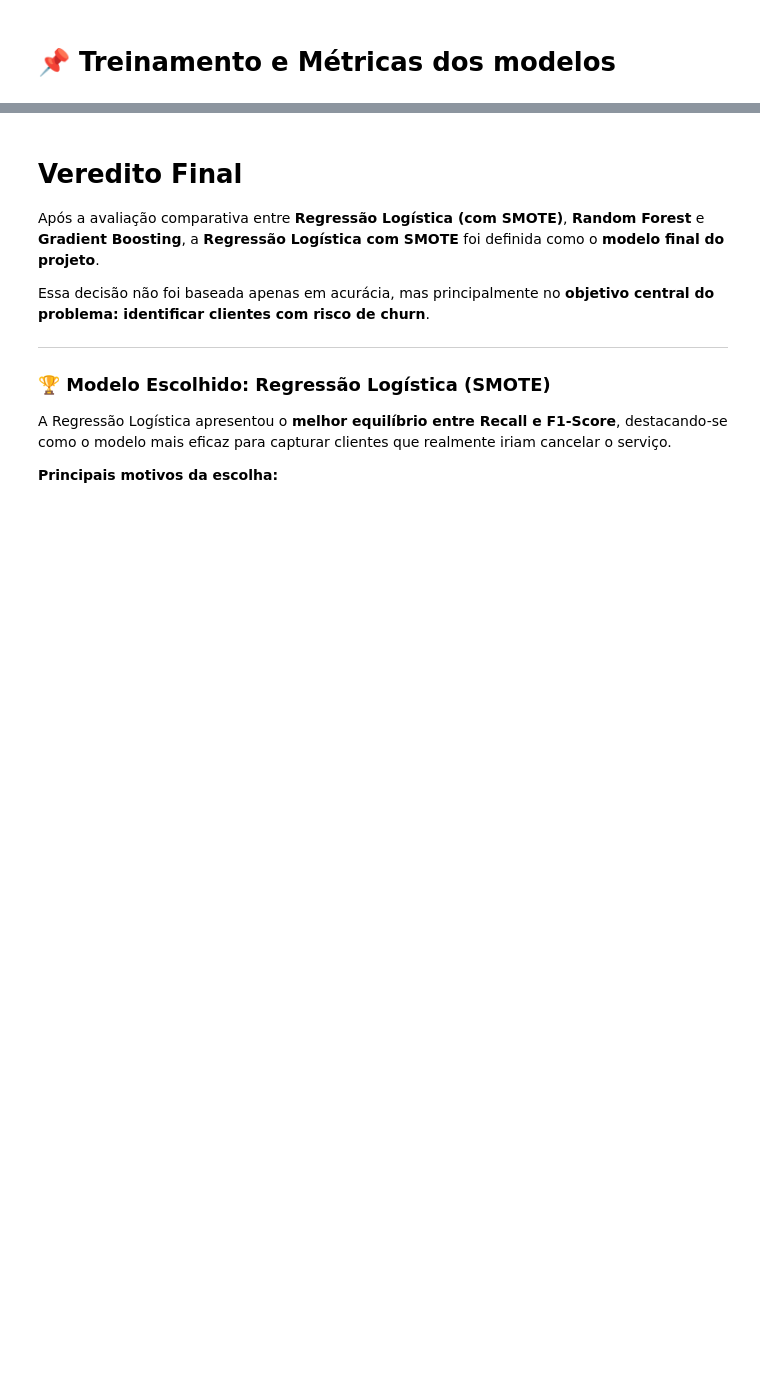
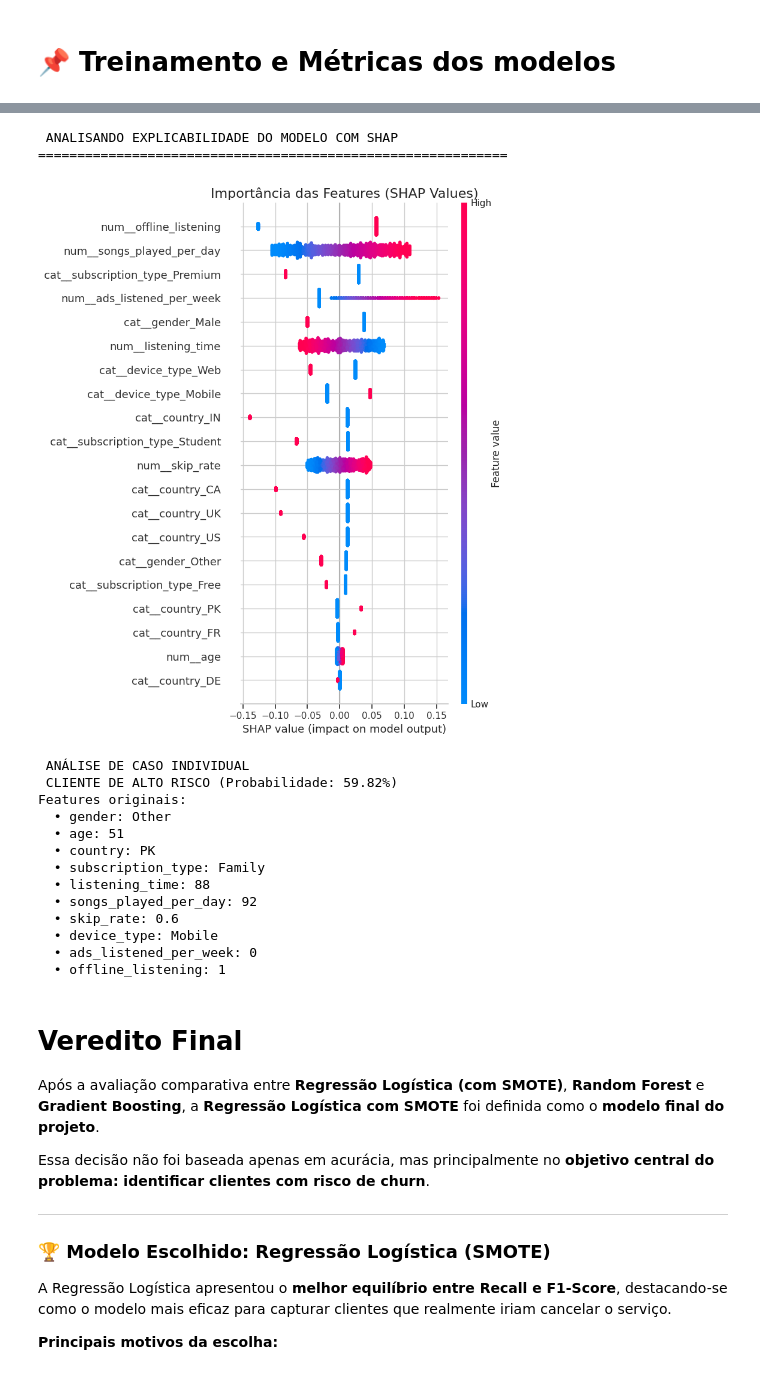
Before and after one commit to aluizr/Hackathon-ONE---Churn-clientes, a Jupyter notebook: Hackathon_One_II.ipynb, the cells around one changed output, grey strips where cells are left out. Drawn from its saved outputs; the diff is of its cells as text; code cells hidden in the pictures; blank space fills up the shorter version.

```diff
--- a/Hackathon_One_II.ipynb
+++ b/Hackathon_One_II.ipynb
@@ -786,3 +971,62 @@ AUC-ROC: 0.50
+# %%
+# Edição por Kelly 19/12/2025 (Análise SHAP)
+
+
+!pip install shap -q
+import shap
+
+print(" ANALISANDO EXPLICABILIDADE DO MODELO COM SHAP")
+print("=" * 60)
+
+# Preparar dados
+X_test_transformed = best_model.named_steps['preprocessor'].transform(X_test)
+feature_names = best_model.named_steps['preprocessor'].get_feature_names_out()
+
+# Explicador SHAP
+explainer = shap.LinearExplainer(
+    best_model.named_steps['classifier'],
+    X_test_transformed,
+    feature_names=feature_names
+)
+
+shap_values = explainer.shap_values(X_test_transformed)
+
+# Gráfico de importância global
+plt.figure(figsize=(12, 8))
+shap.summary_plot(shap_values, X_test_transformed,
+                  feature_names=feature_names,
+                  show=False)
+plt.title("Importância das Features (SHAP Values)", fontsize=16)
+plt.tight_layout()
+plt.show()
+
+# Análise de cliente de alto risco
+print("\n ANÁLISE DE CASO INDIVIDUAL")
+y_proba = best_model.predict_proba(X_test)[:, 1]
+idx_alto_risco = np.argmax(y_proba)
+prob_alto_risco = y_proba[idx_alto_risco]
+
+print(f" CLIENTE DE ALTO RISCO (Probabilidade: {prob_alto_risco:.2%})")
+print("Features originais:")
+for col in X_test.columns:
+    print(f"  • {col}: {X_test.iloc[idx_alto_risco][col]}")
+# %% [output]
+ ANALISANDO EXPLICABILIDADE DO MODELO COM SHAP
+============================================================
+[figure, added]
+ ANÁLISE DE CASO INDIVIDUAL
+ CLIENTE DE ALTO RISCO (Probabilidade: 59.82%)
+Features originais:
+  • gender: Other
+  • age: 51
+  • country: PK
+  • subscription_type: Family
+  • listening_time: 88
+  • songs_played_per_day: 92
+  • skip_rate: 0.6
+  • device_type: Mobile
+  • ads_listened_per_week: 0
+  • offline_listening: 1
 # %% [markdown]
 #  **Veredito Final**
 
```
Also changed, not shown: parts of 13 cells of this notebook.
